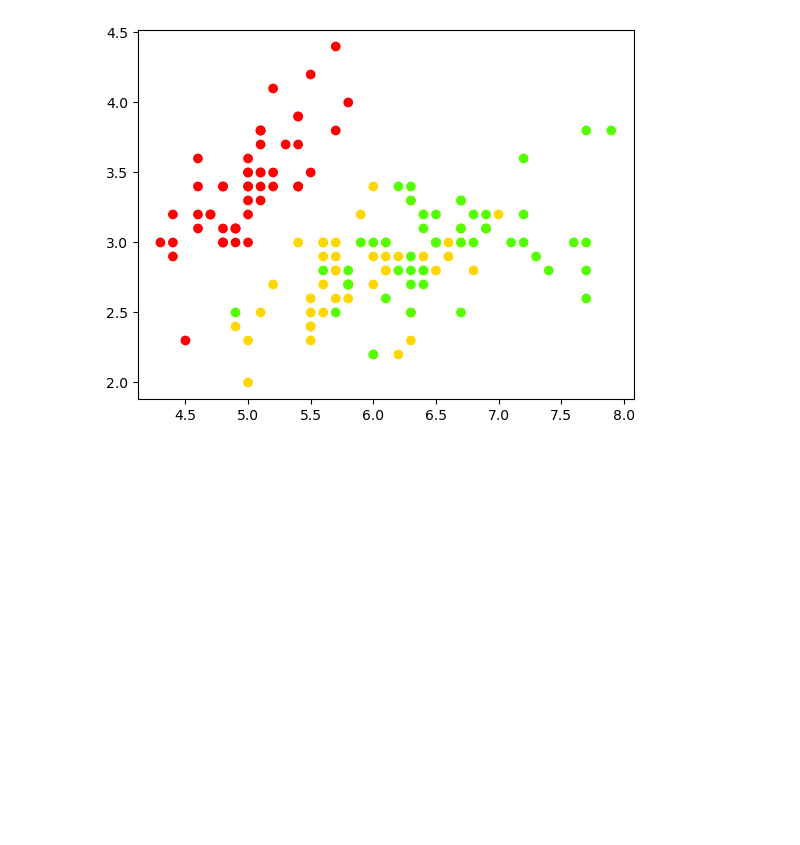
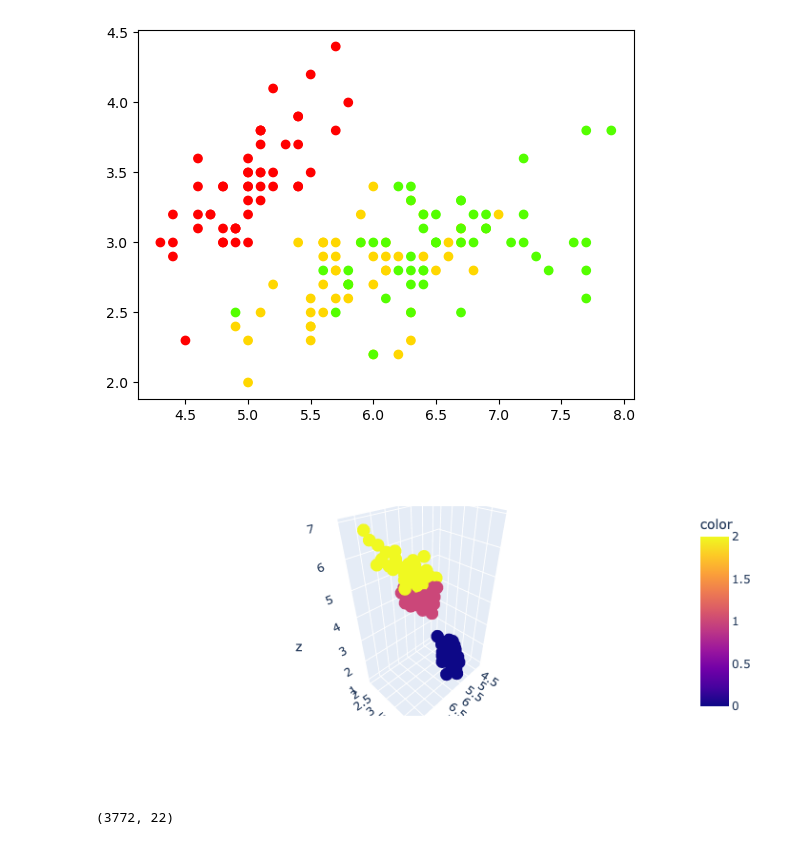
Before and after one commit to maxikuehn/NNW, a Jupyter notebook: NNW_1.2.ipynb, the cells around one changed output. Saved outputs shown, nothing was run; the diff lists cells and outputs as text; code cells hidden in the pictures; blank space fills up the shorter version.

```diff
--- a/NNW_1.2.ipynb
+++ b/NNW_1.2.ipynb
@@ -49,8 +32,15 @@ import plotly.express as px
 import plotly.io as pio
 pio.renderers="browser"
 # %%
-fig = px.scatter_3d(x=X[0,:], y=X[1,:], z=X[2,:], color=T, symbol=T)
+fig = px.scatter_3d(x=X[0,:], y=X[1,:], z=X[2,:], color=T)
 fig.show()
+# %% [output]
+[figure, added]
+# %%
+thyroid=np.loadtxt("thyroid-ann-train.data")
+thyroid.shape
+# %% [output]
+(3772, 22)
 # %%
 fig2 = px.scatter_3d(x=X[1,:], y=X[2,:], z=X[3,:], color=T, symbol=T)
 fig2.show()
```
Also changed, not shown: parts of 14 cells of this notebook, 5 other files.
